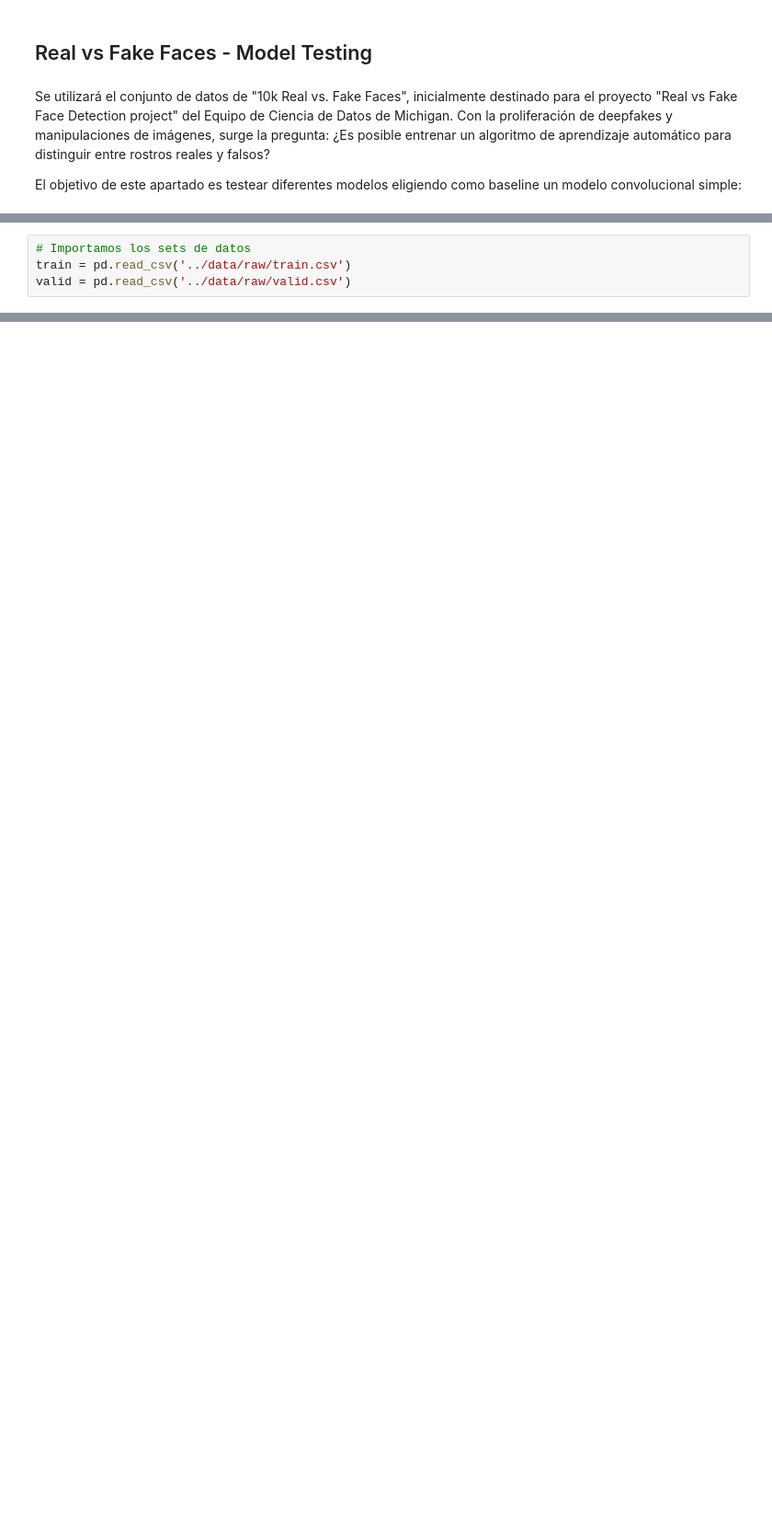
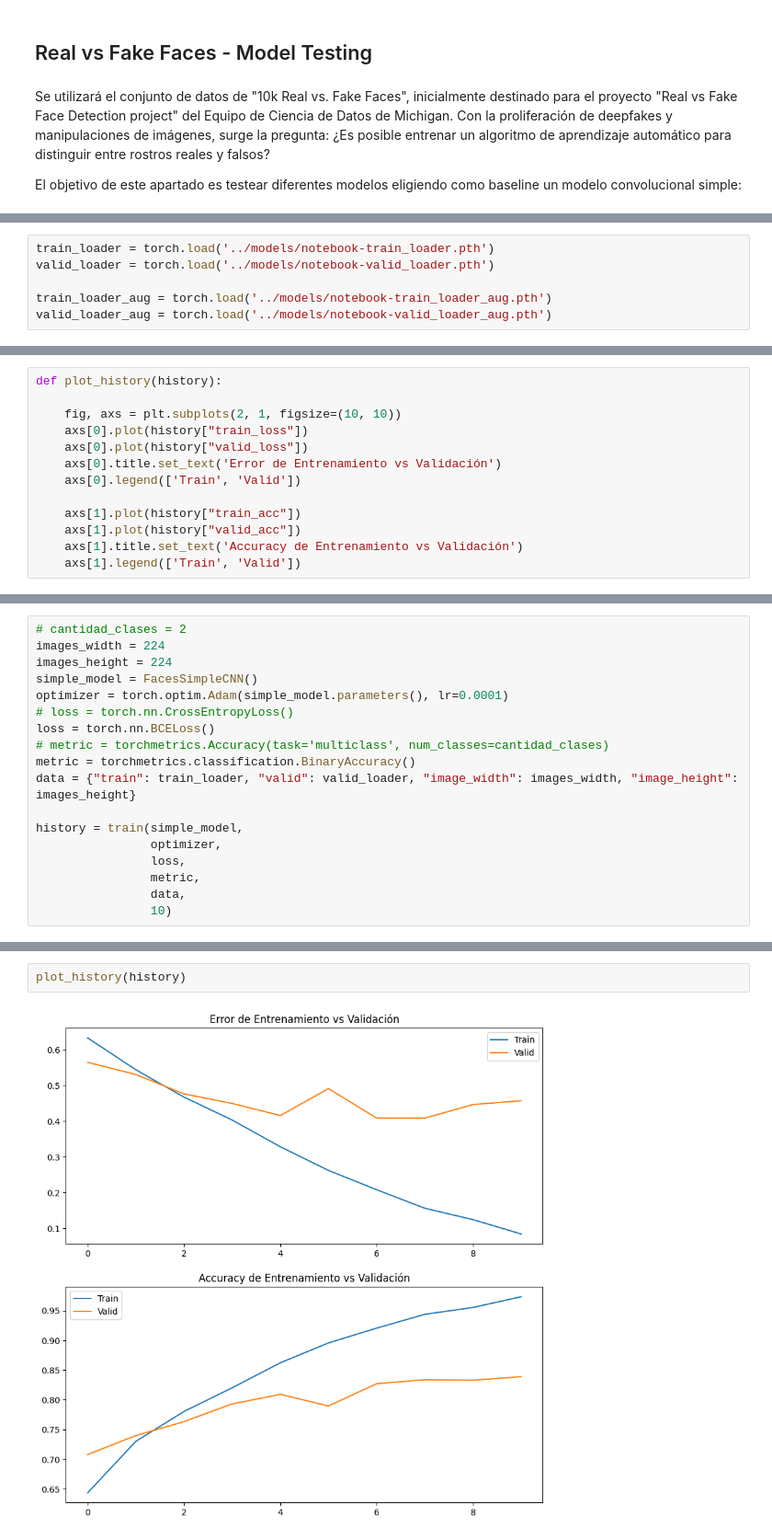
Before and after one commit to javierjosev/vision_computadora_ii-real_vs_fake_faces, a Jupyter notebook: notebooks/3.0-model-testing.ipynb, the cells around one changed output, grey strips where cells are left out. Shown at 92% size. Cells and saved outputs as stored; diff of their text form; blank space fills up the shorter version.

Commit message:
Model testing notebook update.

```diff
--- a/notebooks/3.0-model-testing.ipynb
+++ b/notebooks/3.0-model-testing.ipynb
@@ -30,4 +6,0 @@ from torch.utils.data import DataLoader, Dataset
-# %%
-# Importamos los sets de datos
-train = pd.read_csv('../data/raw/train.csv')
-valid = pd.read_csv('../data/raw/valid.csv')
@@ -70,0 +46,6 @@ valid_loader = DataLoader(valid_dataset, batch_size=32, shuffle=False)
+# %%
+train_loader = torch.load('../models/notebook-train_loader.pth')
+valid_loader = torch.load('../models/notebook-valid_loader.pth')
+
+train_loader_aug = torch.load('../models/notebook-train_loader_aug.pth')
+valid_loader_aug = torch.load('../models/notebook-valid_loader_aug.pth')
@@ -105 +135,14 @@ def train_model(model,
+# %%
+def plot_history(history):
+
+    fig, axs = plt.subplots(2, 1, figsize=(10, 10))
+    axs[0].plot(history["train_loss"])
+    axs[0].plot(history["valid_loss"])
+    axs[0].title.set_text('Error de Entrenamiento vs Validación')
+    axs[0].legend(['Train', 'Valid'])
+
+    axs[1].plot(history["train_acc"])
+    axs[1].plot(history["valid_acc"])
+    axs[1].title.set_text('Accuracy de Entrenamiento vs Validación')
+    axs[1].legend(['Train', 'Valid'])
 # %%
@@ -219,0 +246,18 @@ weighted avg       0.82      0.82      0.81      3000
+# %%
+# cantidad_clases = 2
+images_width = 224
+images_height = 224
+simple_model = FacesSimpleCNN()
+optimizer = torch.optim.Adam(simple_model.parameters(), lr=0.0001)
+# loss = torch.nn.CrossEntropyLoss()
+loss = torch.nn.BCELoss()
+# metric = torchmetrics.Accuracy(task='multiclass', num_classes=cantidad_clases)
+metric = torchmetrics.classification.BinaryAccuracy()
+data = {"train": train_loader, "valid": valid_loader, "image_width": images_width, "image_height": images_height}
+
+history = train(simple_model,
+                optimizer,
+                loss,
+                metric,
+                data,
+                10)
@@ -219,0 +275,4 @@ weighted avg       0.82      0.82      0.81      3000
+# %%
+plot_history(history)
+# %% [output]
+[figure, added]
```
Also changed, not shown: parts of 24 cells of this notebook.
